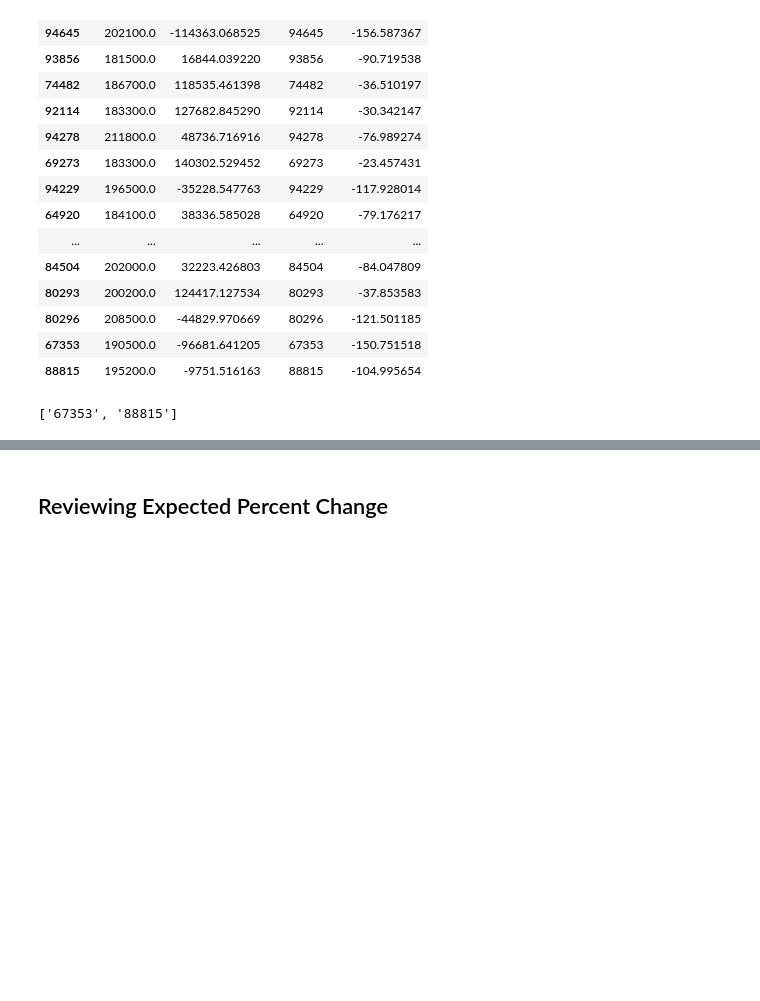
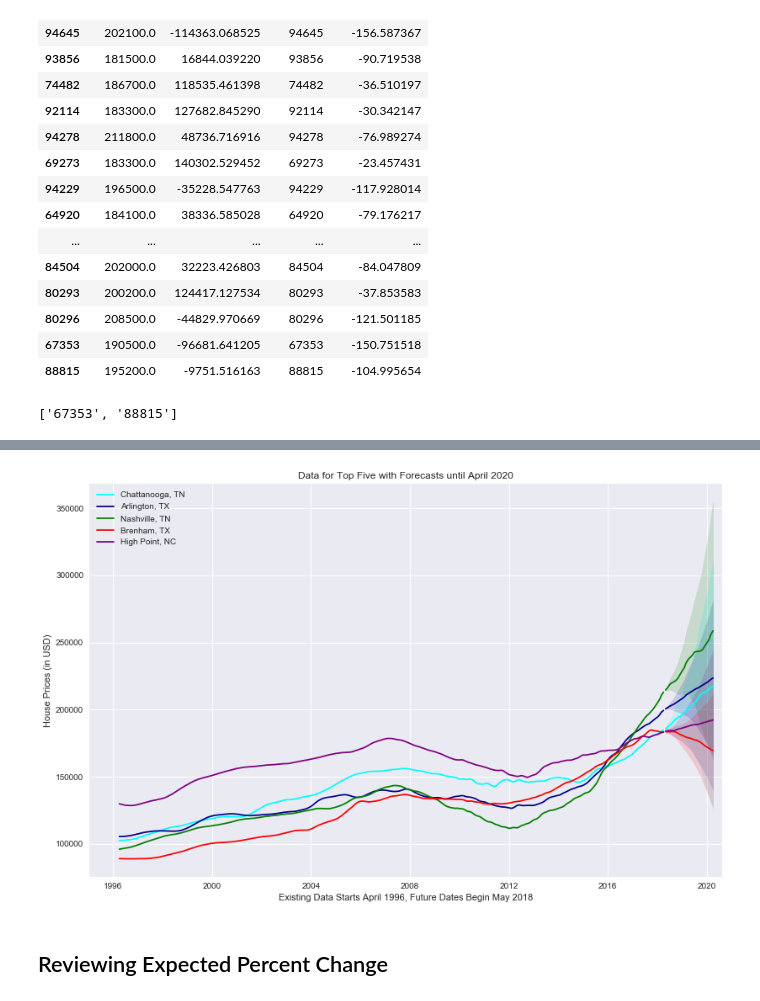
Before and after one commit to bronwencc/Module-4-Project, a Jupyter notebook: mod_4_final.ipynb, the cells around one changed output, grey strips where cells are left out. Saved outputs shown, nothing was run; the diff lists cells and outputs as text; code cells hidden in the pictures; blank space fills up the shorter version.

```diff
--- a/mod_4_final.ipynb
+++ b/mod_4_final.ipynb
@@ -1111,3 +1177,25 @@ plt.show()
+# %%
+#convert the top 5 into a transposed dataframe of only the prices and dates
+best5df = transposeDF(best5info)
+best5df.head()
+# %%
+colors = ["cyan","darkblue","green","red","purple"]
+fig = plt.figure(figsize = (12, 8))
+
+for regid,colo,idx in zip(best5info.RegionID,colors,best5info.index):
+    plt.plot(best5df[regid], label = f"{best5info.City[idx]}, {best5info.State[idx]}", color=colo)
+    plt.plot(confidf['forecast '+str(regid)], label="_", color=colo)#setting label to _ makes it not show in the legend
+    plt.fill_between(confidf.index, confidf['lower '+str(regid)], confidf['upper '+str(regid)], color=colo, alpha=.15)#, label = str(regid)+' confidence interval')
+
+plt.legend(loc="upper left")
+plt.xlim(right=737650.05)#similar to previous graph; finding the correct spot to end the plot to work with the space
+plt.title("Data for Top Five with Forecasts until April 2020")
+plt.ylabel("House Prices (in USD)")
+plt.xlabel("Existing Data Starts April 1996, Future Dates Begin May 2018")
+plt.savefig("files/TopFiveDataandForecasts.png")
+plt.show()
+# %% [output]
+[figure, added]
 # %% [markdown]
 ## Reviewing Expected Percent Change
 # %%
```
Also changed, not shown: parts of 47 cells of this notebook, 4 other files.
